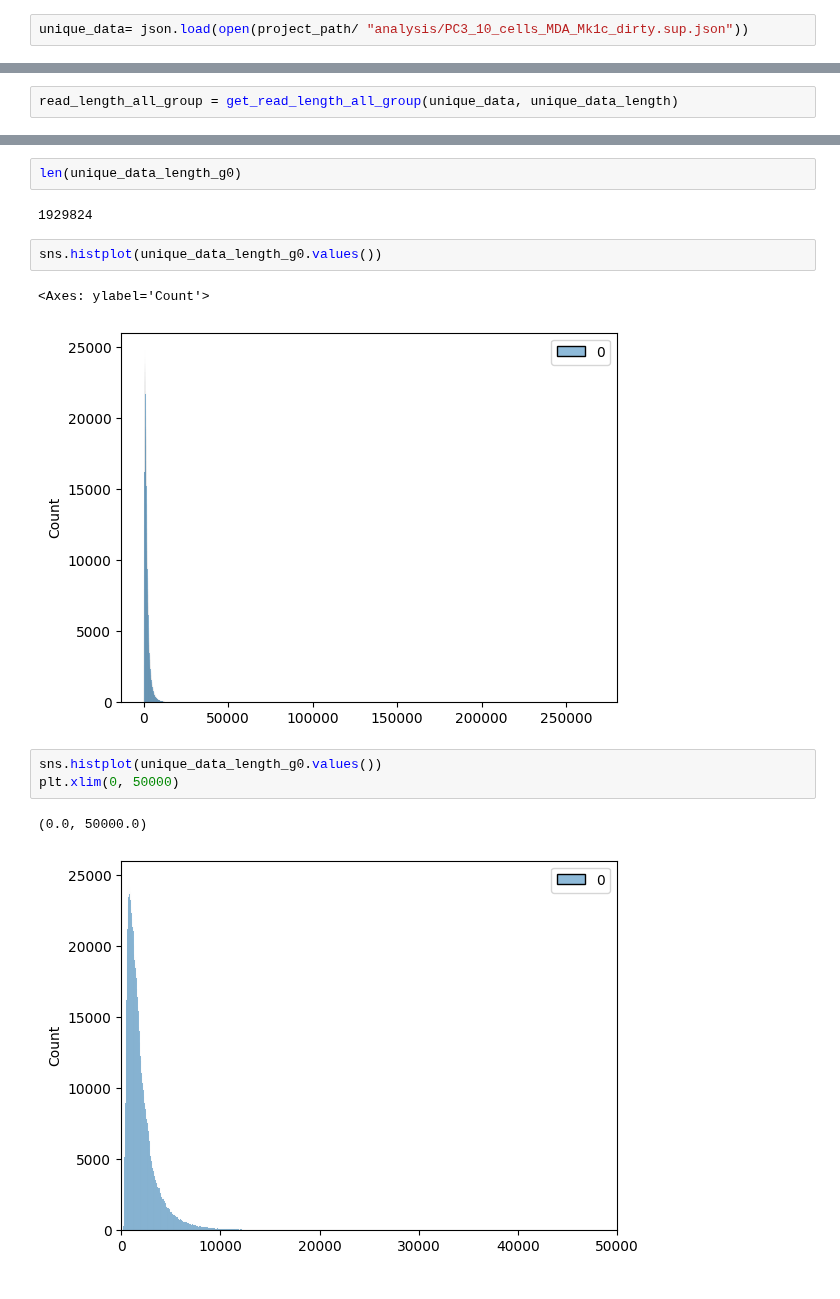
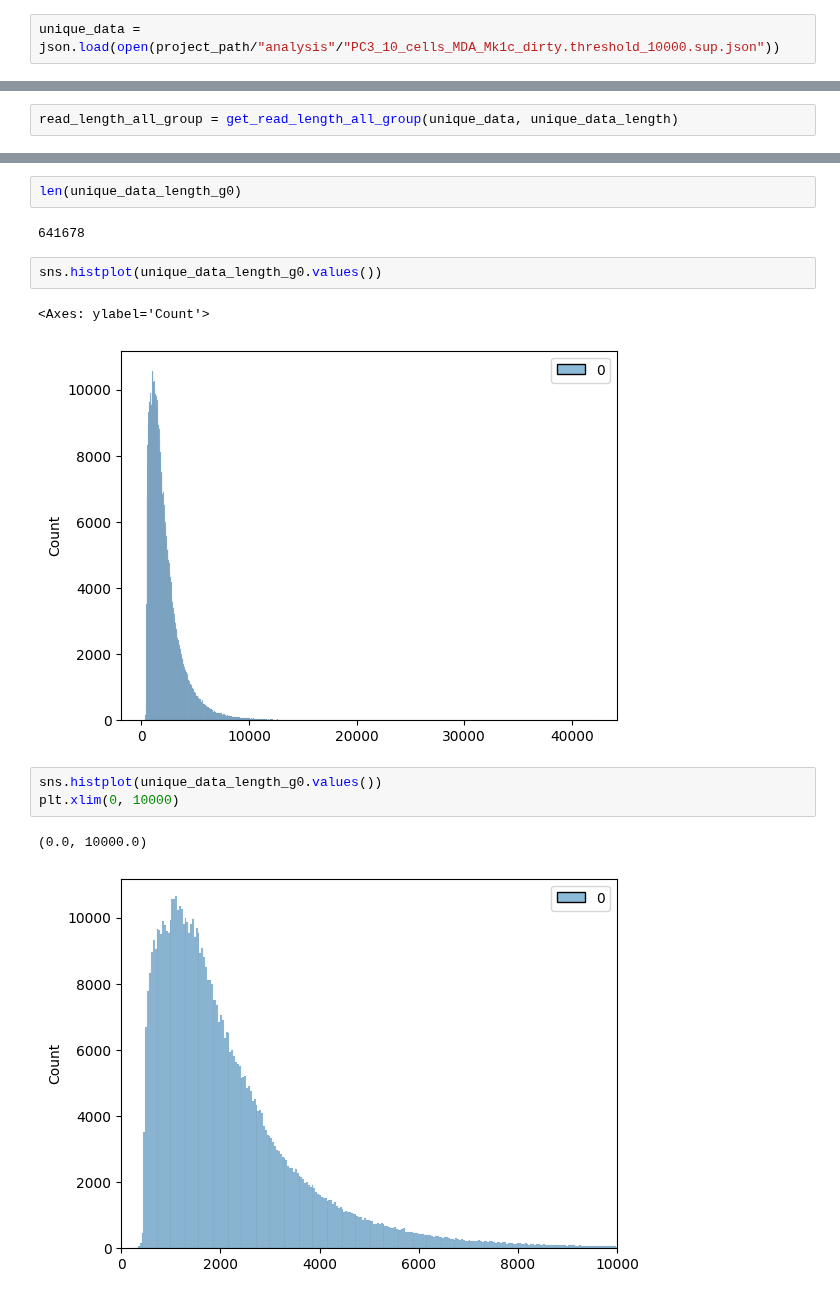
Before and after one commit to ylab-hi/ChimeraLM, a Jupyter notebook: notebooks/data.ipynb, the cells around one changed output, grey strips where cells are left out. Cells and saved outputs as stored; diff of their text form.

```diff
--- a/notebooks/data.ipynb
+++ b/notebooks/data.ipynb
@@ -39,7 +40,7 @@ plt.xticks(rotation=-30)
 # %% [markdown]
 # Check unique
 # %%
-unique_data= json.load(open(project_path/ "analysis/PC3_10_cells_MDA_Mk1c_dirty.sup.json"))
+unique_data = json.load(open(project_path/"analysis"/"PC3_10_cells_MDA_Mk1c_dirty.threshold_10000.sup.json"))
 # %%
 unique_data
 # %% [output]
@@ -125,15 +124,15 @@ dict_keys([2, 3, 0, 1])
 # %%
 len(unique_data_length_g0)
 # %% [output]
-1929824
+641678
 # %%
 sns.histplot(unique_data_length_g0.values())
 # %% [output]
 <Axes: ylabel='Count'>
-[figure, old version]
+[figure, new version]
 # %%
 sns.histplot(unique_data_length_g0.values())
-plt.xlim(0, 50000)
+plt.xlim(0, 10000)
 # %% [output]
-(0.0, 50000.0)
+(0.0, 10000.0)
-[figure, old version]
+[figure, new version]
```
Also changed, not shown: parts of 21 cells of this notebook, 2 other files.
